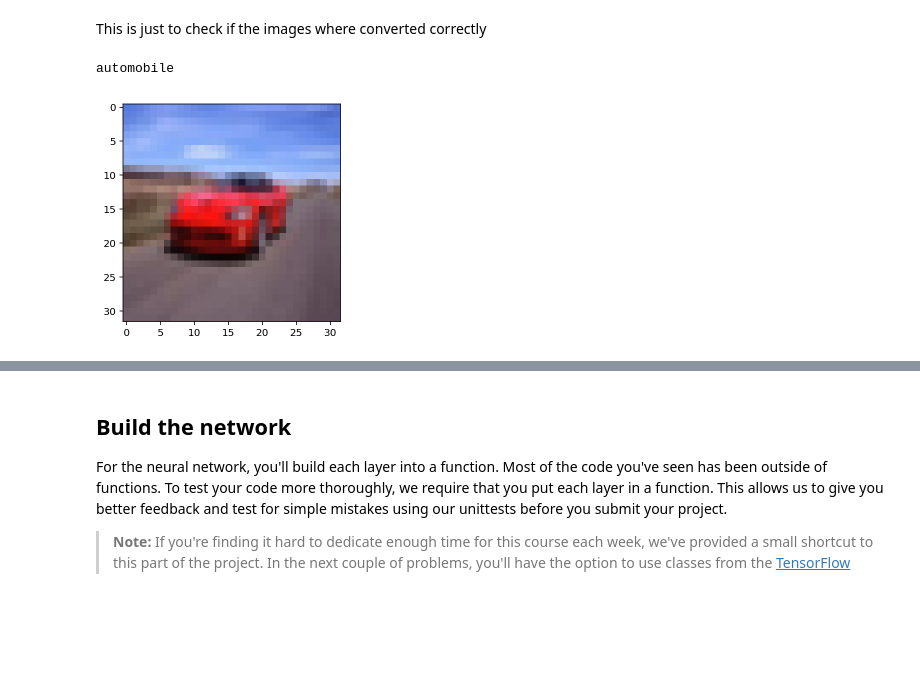
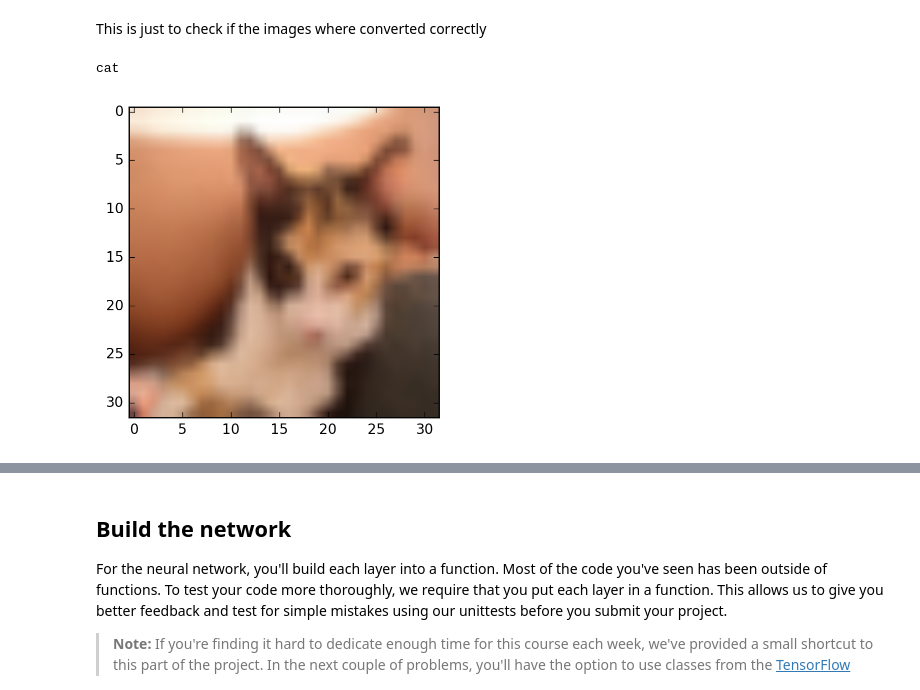
Before and after one commit to flamoedo/image-classification, a Jupyter notebook: dlnd_image_classification.ipynb, the cells around one changed output, grey strips where cells are left out. Drawn from its saved outputs; the diff is of its cells as text; code cells hidden in the pictures; blank space fills up the shorter version.

```diff
--- a/dlnd_image_classification.ipynb
+++ b/dlnd_image_classification.ipynb
@@ -176,18 +167,18 @@ This is just to check if the images where converted correctly
 # %%
 %matplotlib inline
 %config InlineBackend.figure_format = 'retina'
 
 import matplotlib.pyplot as plt
 
 labels = ['airplane', 'automobile', 'bird', 'cat', 'deer', 'dog', 'frog', 'horse', 'ship', 'truck']
 
 # chose one number of images to see if it is correctly converted
-x = 400
+x = 700
 
 plt.imshow(valid_features[x])
 for l in range(len(labels)):
     if valid_labels[x][l] == 1:
         print (labels[l])
 # %% [output]
-automobile
+cat
-[figure, old version]
+[figure, new version]
```
Also changed, not shown: parts of 9 cells of this notebook.
